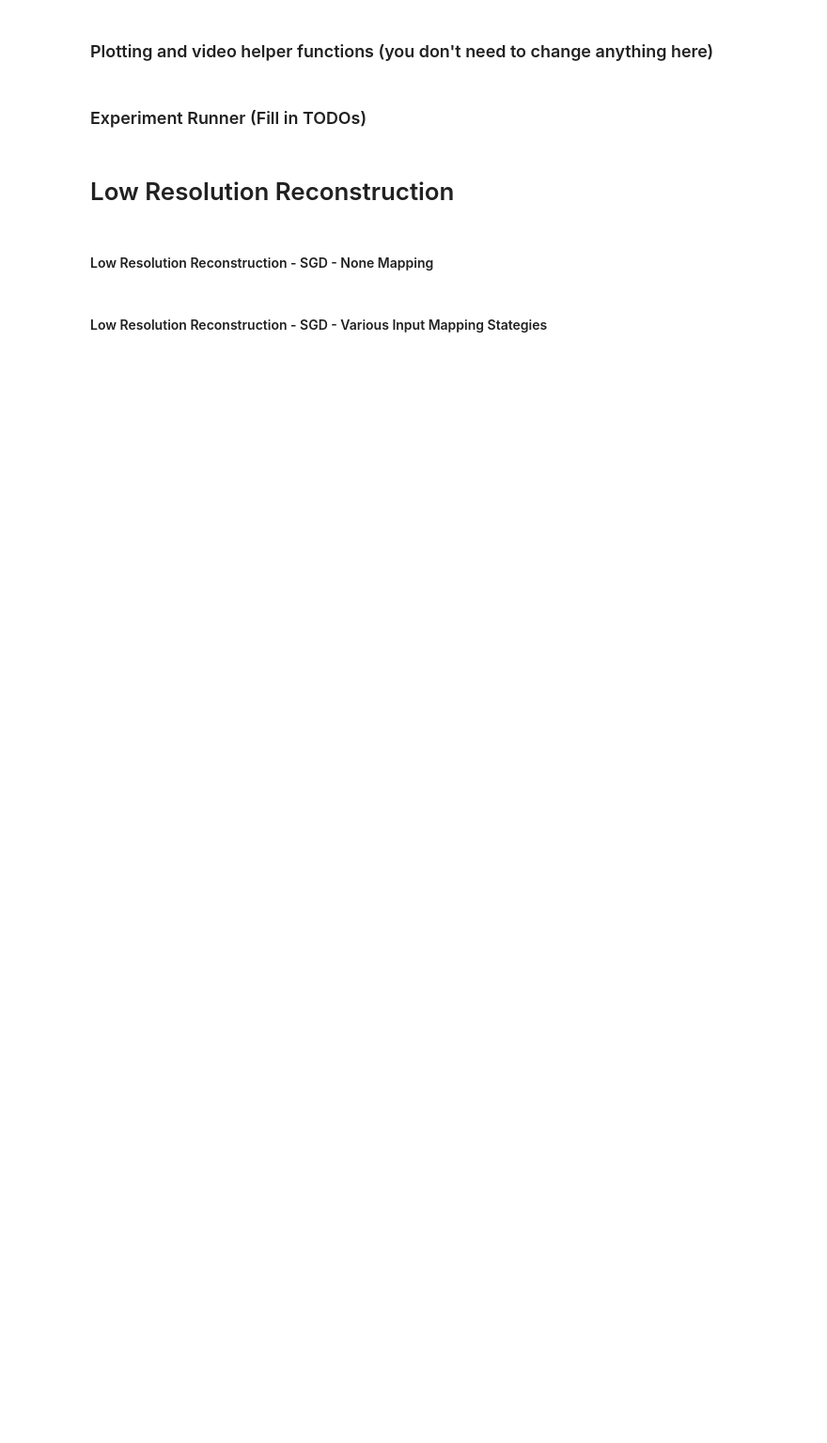
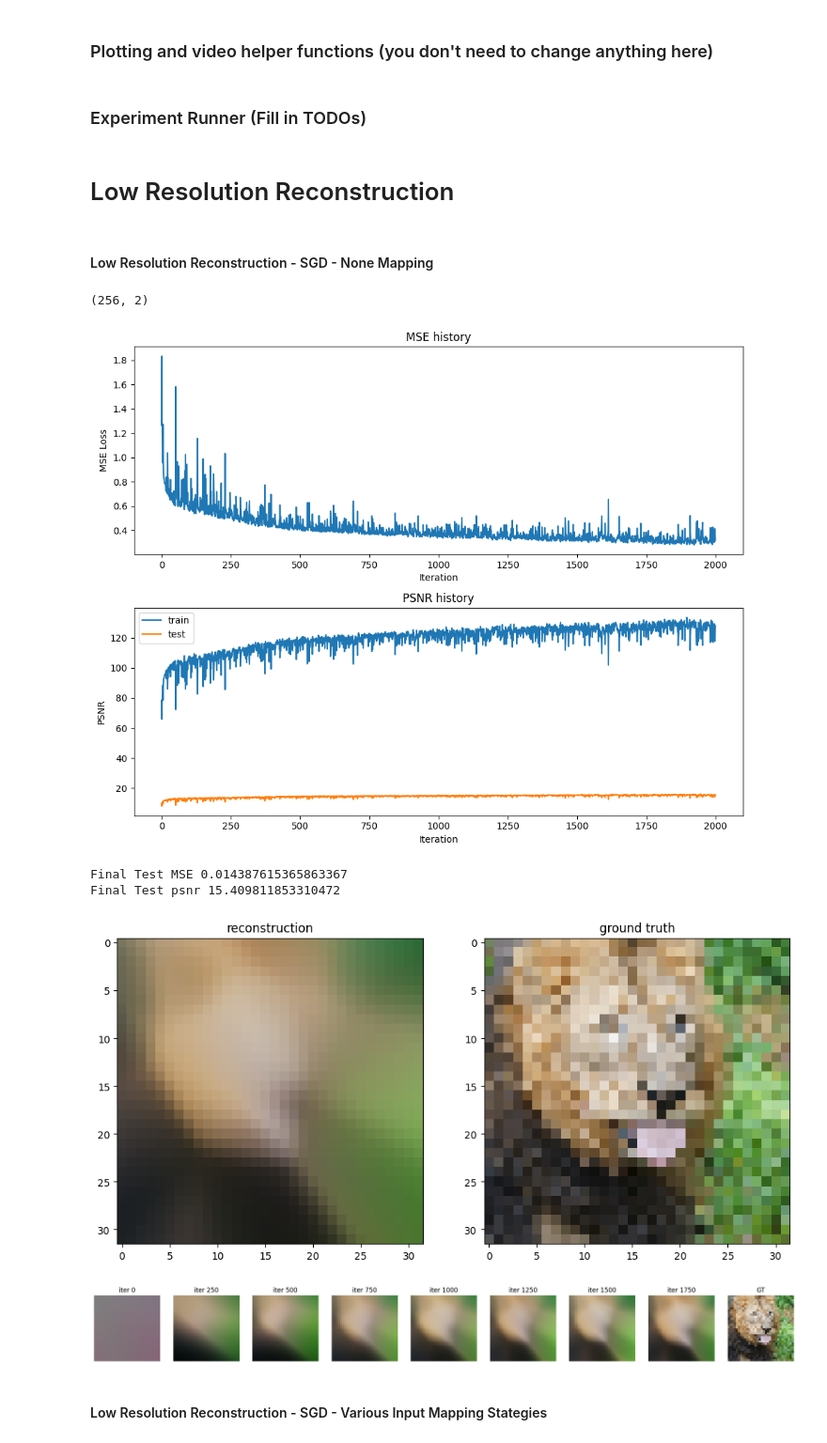
Before and after one commit to charlsgee/CS444, a Jupyter notebook: assignment2_starter_code/neural_network.ipynb, the cells around one changed output. Shown at 94% size. Drawn from its saved outputs; the diff is of its cells as text; code cells hidden in the pictures; blank space fills up the shorter version.

```diff
--- a/assignment2_starter_code/neural_network.ipynb
+++ b/assignment2_starter_code/neural_network.ipynb
@@ -96,7 +99,7 @@ def get_B_dict(size):
   mapping_size = size // 2 # you may tweak this hyperparameter
   B_dict = {}
   B_dict['none'] = None
-  B_dict['basic'] = np.array([[1,0],[0,1]])
+  B_dict['basic'] = np.identity(2)
   B_dict['gauss_X'] = np.random.normal(0,1,(mapping_size,2))
   # add B matrix for basic, gauss_1.0
   # TODO implement this
@@ -141,10 +149,10 @@ Some suggested hyperparameter choices to help you start
 num_layers = 4  # you should not change this value
 
 # TODO: Set the hyperparameters
-hidden_size = None
-epochs = None
-learning_rate = None
-output_size = None
+hidden_size = 256
+epochs = 2000
+learning_rate = 0.2
+output_size = 3
 B_dict = get_B_dict(size)
 
 print('B_dict items:')
@@ -282,9 +295,8 @@ def create_and_visualize_video(outputs, size=size, epochs=epochs, filename='trai
 # %% [markdown]
 ### Experiment Runner (Fill in TODOs)
 # %%
-def NN_experiment(X_train, y_train, X_test, y_test, input_size, num_layers,\
-                  hidden_size, output_size, epochs,\
-                  learning_rate, opt='SGD'):
+def NN_experiment(X_train, y_train, X_test, y_test, input_size, num_layers,
+                  hidden_size, output_size, epochs, learning_rate, opt='SGD'):
 
     # Initialize a new neural network model
     hidden_sizes = [hidden_size] * (num_layers - 1)
@@ -301,19 +313,36 @@ def NN_experiment(X_train, y_train, X_test, y_test, input_size, num_layers,\
 
         # Shuffle the dataset
         # TODO implement this
+        # print(X_train.shape)
+        batch_size = 32
+        indices = np.random.permutation(X_train.shape[0])  # Shuffle along sample axis
+        X_train_shuffled = X_train[indices]
+        y_train_shuffled = y_train[indices]
+        for i in range(0, X_train_shuffled.shape[0], batch_size):
+            X_batch = X_train_shuffled[i:i + batch_size]
+            y_batch = y_train_shuffled[i:i + batch_size]
 
+            predictions = net.forward(X_batch)
+            # print(y_batch.shape,predictions.shape)
+            loss = net.backward(y_batch)
+            train_loss[epoch] += loss
+            train_psnr[epoch] += psnr(y_batch, predictions)
         # Training
         # Run the forward pass of the model to get a prediction and record the psnr
         # TODO implement this
-
-
+        # predictions = net.forward(X_train_shuffled)
+        # loss = net.backward(y_train_shuffled)
+        # train_loss[epoch] = loss
         # Run the backward pass of the model to compute the loss, record the loss, and update the weights
         # TODO implement this
 
+        test_predictions = net.forward(X_test)
+        test_psnr[epoch] = psnr(y_test, test_predictions)
         # Testing
         # No need to run the backward pass here, just run the forward pass to compute and record the psnr
         # TODO implement this
-
+        predicted_images[epoch] = test_predictions
+        net.update(learning_rate)
 
     return net, train_psnr, test_psnr, train_loss, predicted_images
 # %% [markdown]
@@ -323,14 +352,24 @@ def NN_experiment(X_train, y_train, X_test, y_test, input_size, num_layers,\
 # %%
 # get input features
 # TODO implement this by using the get_B_dict() and get_input_features() helper functions
-
+B_dict = get_B_dict(size)
+X_train, y_train, X_test, y_test = get_input_features(B_dict, "none")
+input_size = X_train.shape[1]
 # run NN experiment on input features
 # TODO implement by using the NN_experiment() helper function
-
+print(X_train.shape)
+net, train_psnr, test_psnr, train_loss, predicted_images = NN_experiment(X_train,y_train,X_test,y_test,input_size,num_layers,hidden_size,output_size,epochs,learning_rate)
 # plot results of experiment
 plot_training_curves(train_loss, train_psnr, test_psnr)
 plot_reconstruction(net.forward(X_test), y_test)
 plot_reconstruction_progress(predicted_images, y_test)
+# %% [output]
+(256, 2)
+[figure, added]
+Final Test MSE 0.014387615365863367
+Final Test psnr 15.409811853310472
+[figure, added]
+[figure, added]
 # %% [markdown]
 #### Low Resolution Reconstruction - SGD - Various Input Mapping Stategies
 # %%
```
Also changed, not shown: parts of 17 cells of this notebook, 4 other files.
